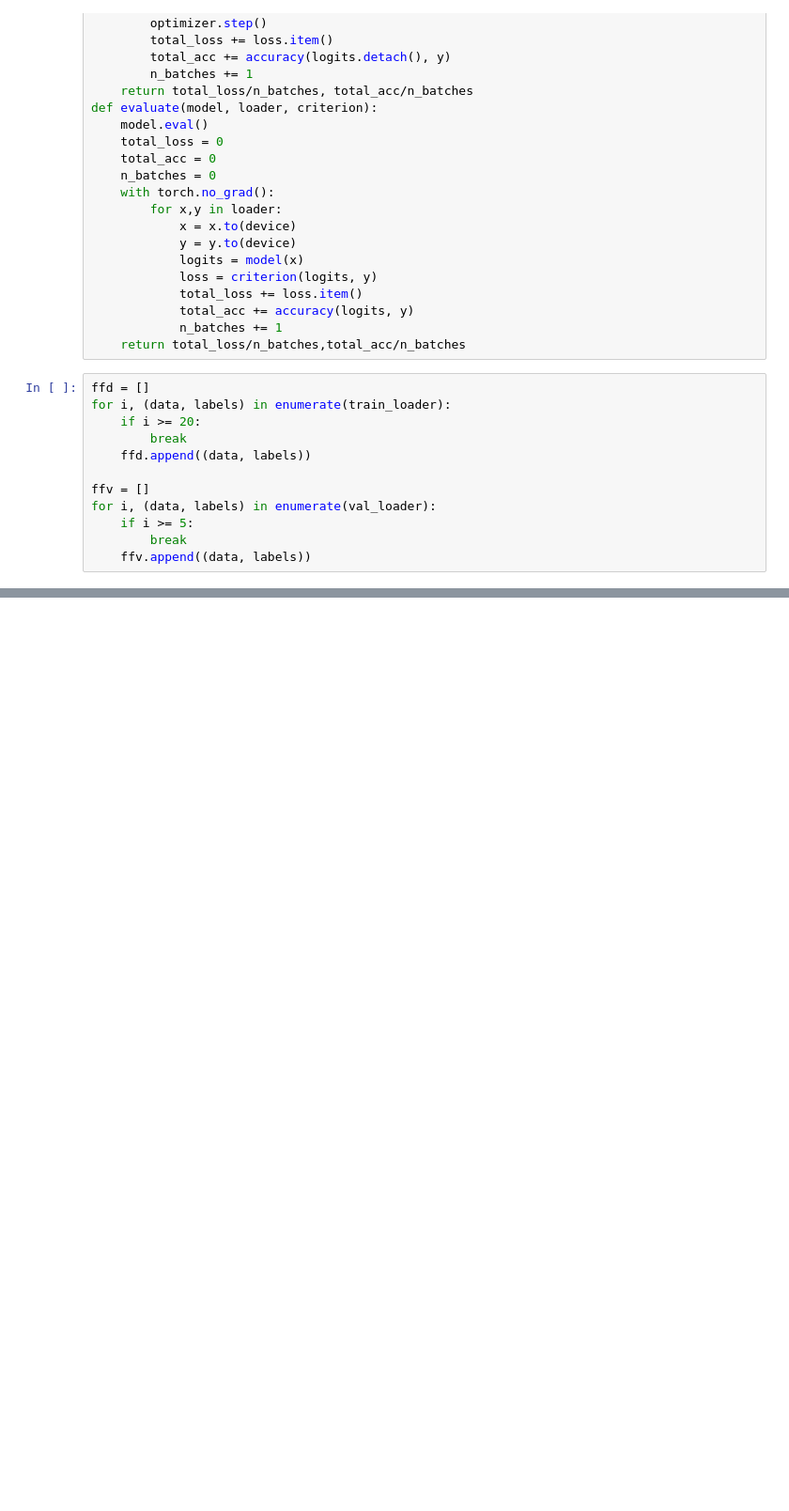
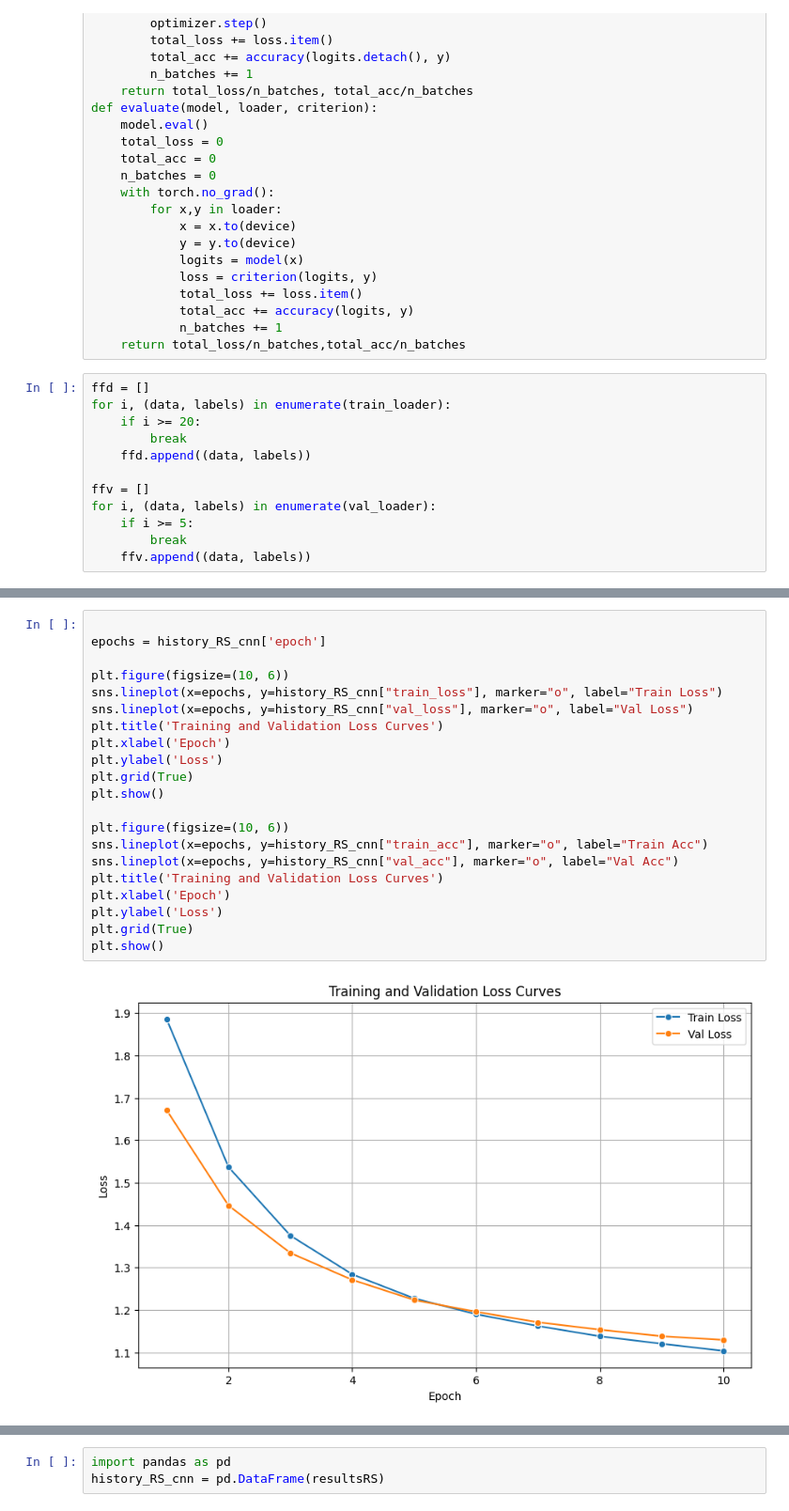
Before and after one commit to chuang04/CSC4505Project, a Jupyter notebook: notebooks/Final Project.ipynb, the cells around one changed output, grey strips where cells are left out. Shown at 94% size. Saved outputs shown, nothing was run; the diff lists cells and outputs as text; blank space fills up the shorter version.

```diff
--- a/notebooks/Final Project.ipynb
+++ b/notebooks/Final Project.ipynb
@@ -199,0 +323,23 @@ model.load_state_dict(torch.load('Final_Project_Weights'))
+# %%
+
+epochs = history_RS_cnn['epoch']
+
+plt.figure(figsize=(10, 6))
+sns.lineplot(x=epochs, y=history_RS_cnn["train_loss"], marker="o", label="Train Loss")
+sns.lineplot(x=epochs, y=history_RS_cnn["val_loss"], marker="o", label="Val Loss")
+plt.title('Training and Validation Loss Curves')
+plt.xlabel('Epoch')
+plt.ylabel('Loss')
+plt.grid(True)
+plt.show()
+
+plt.figure(figsize=(10, 6))
+sns.lineplot(x=epochs, y=history_RS_cnn["train_acc"], marker="o", label="Train Acc")
+sns.lineplot(x=epochs, y=history_RS_cnn["val_acc"], marker="o", label="Val Acc")
+plt.title('Training and Validation Loss Curves')
+plt.xlabel('Epoch')
+plt.ylabel('Loss')
+plt.grid(True)
+plt.show()
+# %% [output]
+[figure, added]
@@ -199,0 +347,3 @@ model.load_state_dict(torch.load('Final_Project_Weights'))
+# %%
+import pandas as pd
+history_RS_cnn = pd.DataFrame(resultsRS)
```
Also changed, not shown: parts of 12 cells of this notebook, 3 other files.
